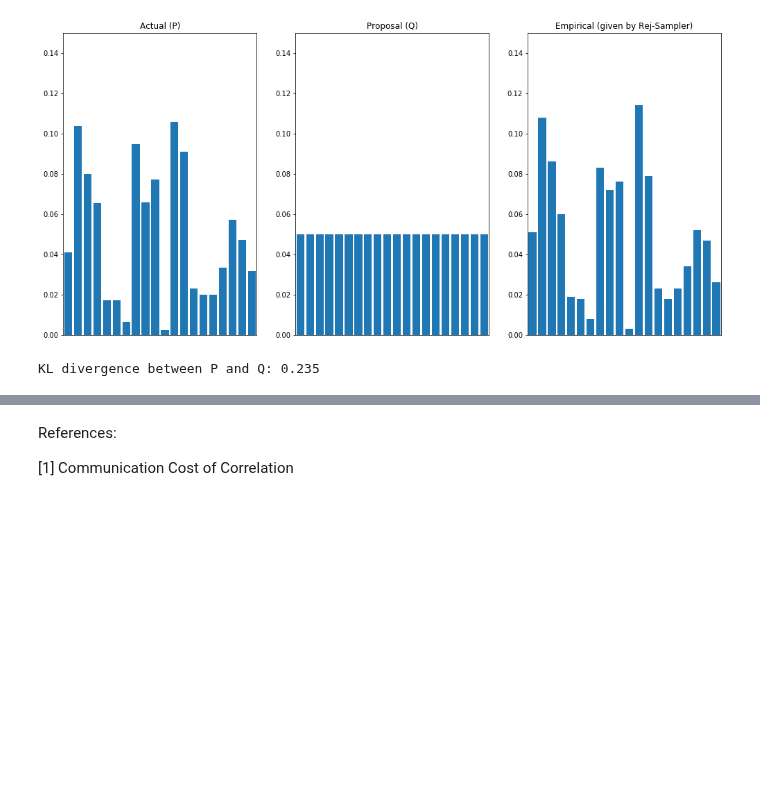
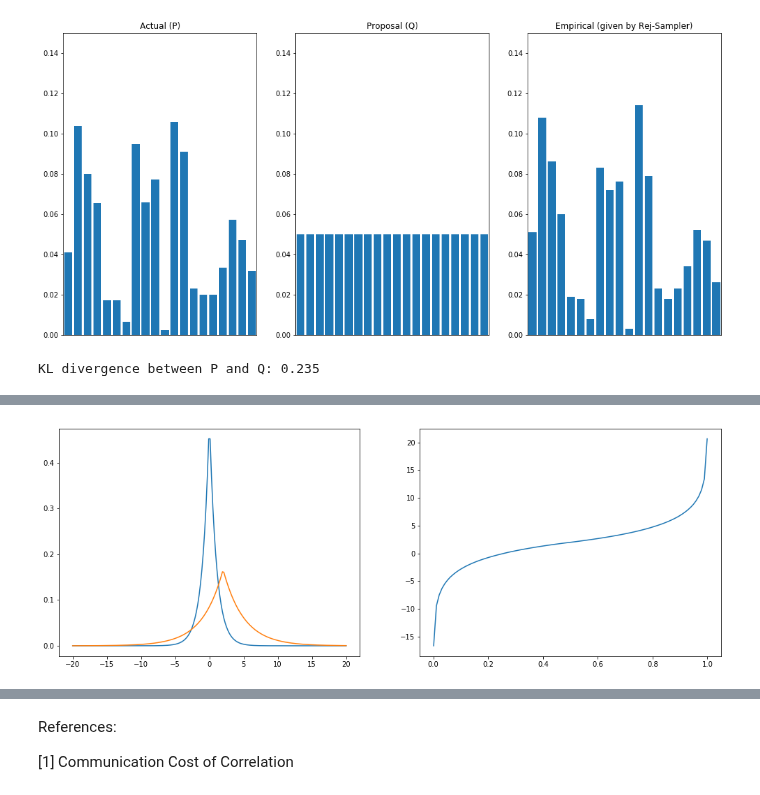
Before and after one commit to gergely-flamich/miracle-compression, a Jupyter notebook: code/rejection-sampling.ipynb, the cells around one changed output, grey strips where cells are left out. Saved outputs shown, nothing was run; the diff lists cells and outputs as text; code cells hidden in the pictures; blank space fills up the shorter version.

```diff
--- a/code/rejection-sampling.ipynb
+++ b/code/rejection-sampling.ipynb
@@ -134,0 +210,21 @@ KL divergence between P and Q: 0.235
+# %%
+prior = tfd.Laplace(loc=0., scale=1.)
+posterior = tfd.Laplace(loc=2., scale=3.)
+
+tf.random.set_random_seed(42)
+
+xs = np.linspace(-20, 20, 200)
+ys = np.linspace(0.001, 0.999, 100)
+
+plt.figure(figsize=(17, 6))
+
+plt.subplot(121)
+plt.plot(xs, prior.prob(xs))
+plt.plot(xs, posterior.prob(xs))
+
+plt.subplot(122)
+plt.plot(ys, laplace_quantile(ys, 2., 3.))
+
+plt.show()
+# %% [output]
+[figure, added]
```
Also changed, not shown: parts of 9 cells of this notebook.
